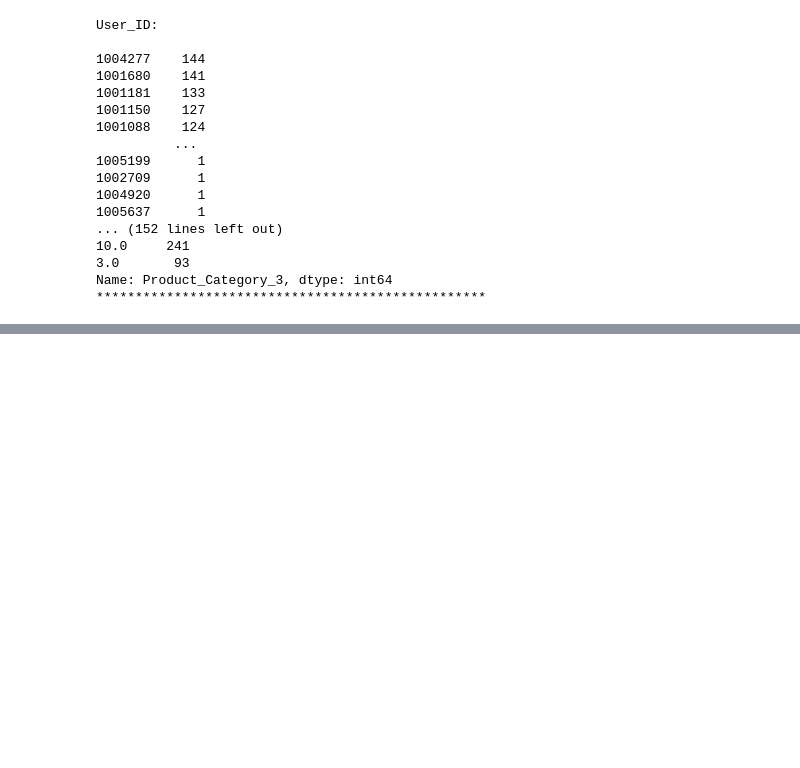
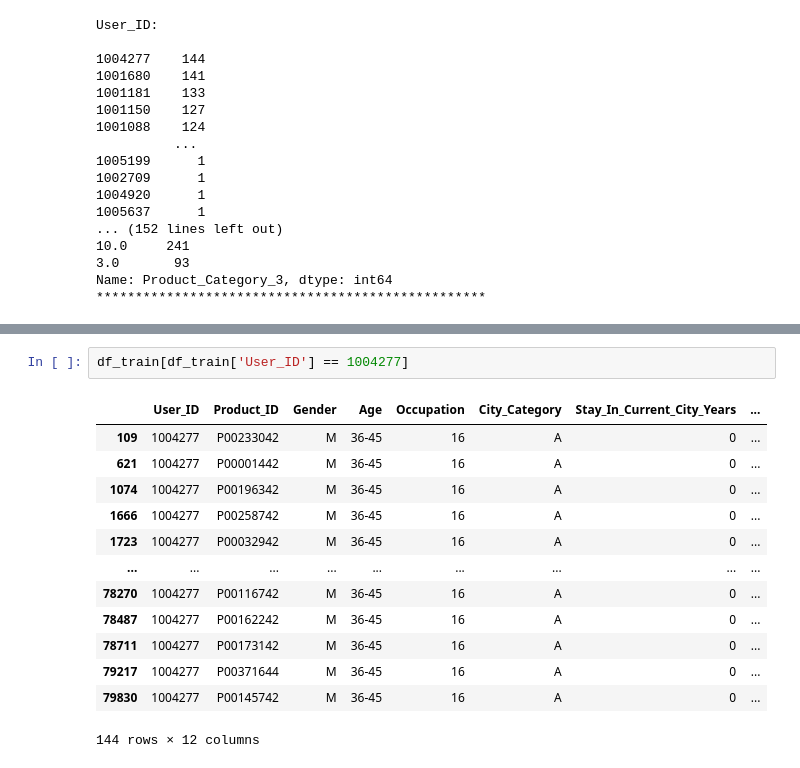
Before and after one commit to kate-ds/Libraries_Python_for_DS, a Jupyter notebook: Black Friday Sales Project/BlackFridaySales.ipynb, the cells around one changed output, grey strips where cells are left out. Saved outputs shown, nothing was run; the diff lists cells and outputs as text; blank space fills up the shorter version.

```diff
--- a/Black Friday Sales Project/BlackFridaySales.ipynb
+++ b/Black Friday Sales Project/BlackFridaySales.ipynb
@@ -169,0 +236,16 @@ Name: Product_Category_3, dtype: int64
+# %%
+df_train[df_train['User_ID'] == 1004277]
+# %% [output]
+|  | User_ID | Product_ID | Gender | Age | Occupation | City_Category | Stay_In_Current_City_Years | ... |
+| 109 | 1004277 | P00233042 | M | 36-45 | 16 | A | 0 | ... |
+| 621 | 1004277 | P00001442 | M | 36-45 | 16 | A | 0 | ... |
+| 1074 | 1004277 | P00196342 | M | 36-45 | 16 | A | 0 | ... |
+| 1666 | 1004277 | P00258742 | M | 36-45 | 16 | A | 0 | ... |
+| 1723 | 1004277 | P00032942 | M | 36-45 | 16 | A | 0 | ... |
+| ... | ... | ... | ... | ... | ... | ... | ... | ... |
+| 78270 | 1004277 | P00116742 | M | 36-45 | 16 | A | 0 | ... |
+| 78487 | 1004277 | P00162242 | M | 36-45 | 16 | A | 0 | ... |
+| 78711 | 1004277 | P00173142 | M | 36-45 | 16 | A | 0 | ... |
+| 79217 | 1004277 | P00371644 | M | 36-45 | 16 | A | 0 | ... |
+| 79830 | 1004277 | P00145742 | M | 36-45 | 16 | A | 0 | ... |
+144 rows × 12 columns
```
Also changed, not shown: parts of 14 cells of this notebook.
